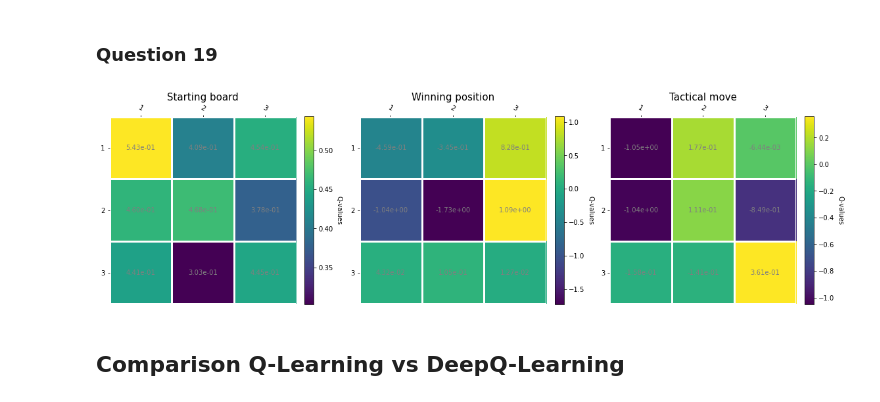
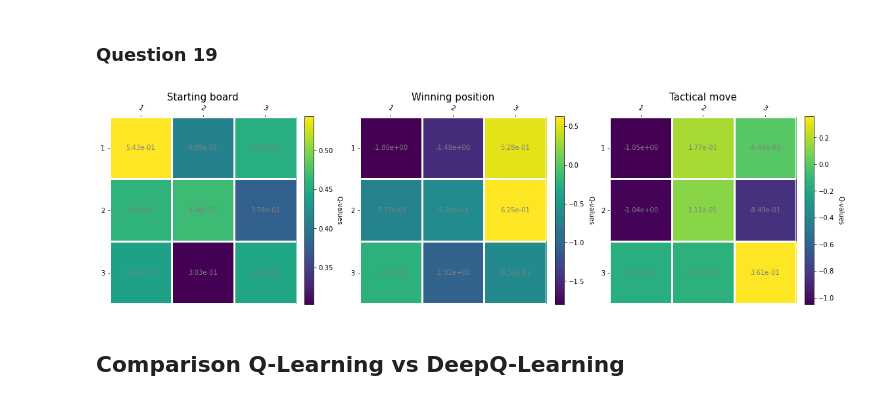
Before and after one commit to Ingloryon/ANN2022_TicTacToe, a Jupyter notebook: DeepQLearning.ipynb, the cells around one changed output. Drawn from its saved outputs; the diff is of its cells as text; code cells hidden in the pictures.

Commit message:
new plot methods & random choose for similar q-value

```diff
--- a/DeepQLearning.ipynb
+++ b/DeepQLearning.ipynb
@@ -216,13 +224,13 @@ training_heat.train(lambda ep: max(epsilon_min, epsilon_max*(1-ep/n_star)), 0.5,
 # %%
 grids = [
     np.zeros((3,3)),
     np.array([[1,1,0],[-1,-1,0],[0,0,0]]),
     np.array([[1,0,0],[-1,0,1],[0,-1,0]]),
 ]
 
-plot_game_heatmaps_deep_qlearning(states, training_heat.agent1,grids,["X","O","X"], titles)
+plot_game_heatmaps_deep_qlearning(states, training_heat.agent1,grids,["X","X","X"], titles)
 # %% [output]
-[figure, old version]
+[figure, new version]
 # %% [markdown]
 ## Comparison Q-Learning vs DeepQ-Learning
 # %% [markdown]
```
Also changed, not shown: parts of 4 cells of this notebook, 3 other files.
